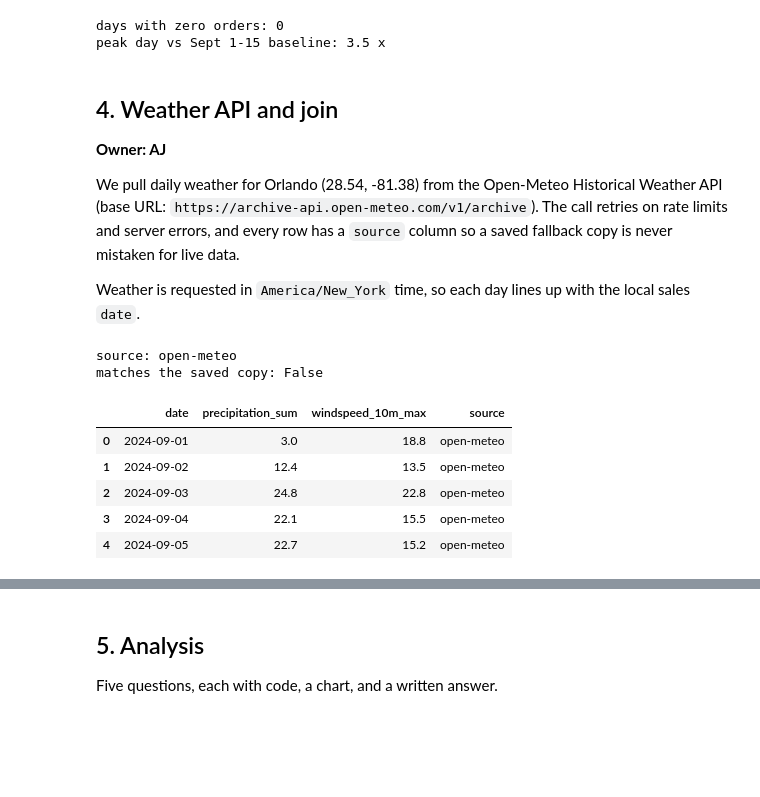
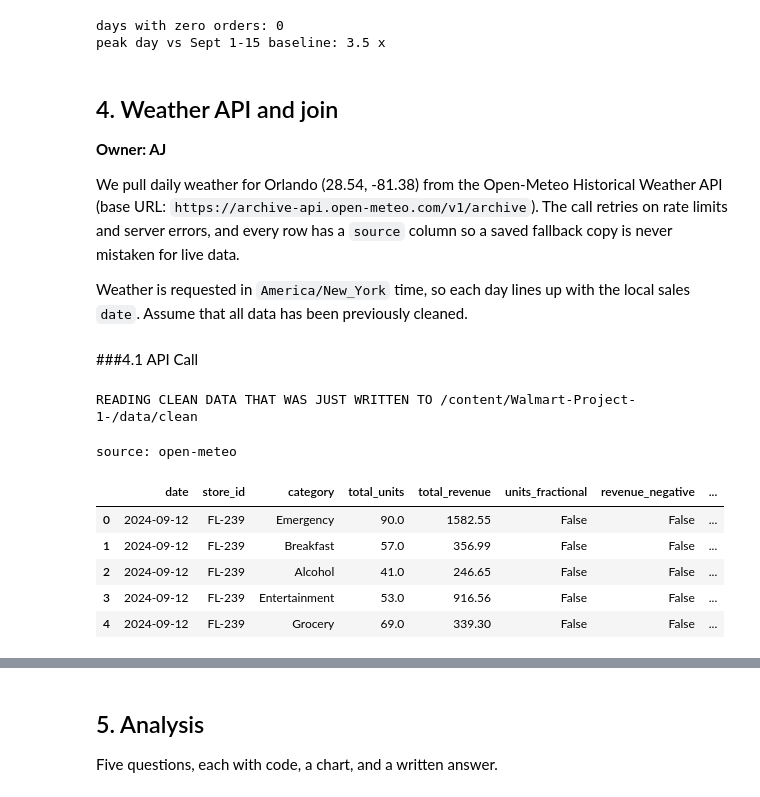
Before and after one commit to elijahschoeniger-cpu/Walmart-Project-1-, a Jupyter notebook: notebooks/team_notebook.ipynb, the cells around one changed output, grey strips where cells are left out. Drawn from its saved outputs; the diff is of its cells as text; code cells hidden in the pictures; blank space fills up the shorter version.

Commit message:
Merged weather API with existing clean data

```diff
--- a/notebooks/team_notebook.ipynb
+++ b/notebooks/team_notebook.ipynb
@@ -522,7 +523,23 @@ peak day vs Sept 1-15 baseline: 3.5 x
 
 We pull daily weather for Orlando (28.54, -81.38) from the Open-Meteo Historical Weather API (base URL: `https://archive-api.open-meteo.com/v1/archive`). The call retries on rate limits and server errors, and every row has a `source` column so a saved fallback copy is never mistaken for live data.
 
-Weather is requested in `America/New_York` time, so each day lines up with the local sales `date`.
+Weather is requested in `America/New_York` time, so each day lines up with the local sales `date`. Assume that all data has been previously cleaned.
+# %% [markdown]
+###4.1 API Call
+# %%
+# Read data from loaded files as a check that we are reading clean data
+OUT = os.path.join(DATA, 'clean')
+assert os.path.isdir(OUT)
+print(f"READING CLEAN DATA THAT WAS JUST WRITTEN TO {OUT}")
+txn_clean = pd.read_csv(os.path.join(OUT, 'transactions_clean.csv'))
+stores_clean = pd.read_csv(os.path.join(OUT, 'stores_clean.csv'))
+catalog_clean = pd.read_csv(os.path.join(OUT, 'catalog_clean.csv'))
+PRODUCTS_clean = pd.read_csv(os.path.join(OUT, 'products.csv'))
+dc_clean = pd.read_csv(os.path.join(OUT, 'distribution_centers_clean.csv'))
+sales_clean = pd.read_csv(os.path.join(OUT, 'daily_sales_clean.csv'))
+inv_clean = pd.read_csv(os.path.join(OUT, 'inventory_clean.csv'))
+# %% [output]
+READING CLEAN DATA THAT WAS JUST WRITTEN TO /content/Walmart-Project-1-/data/clean
 # %%
 # Connect to open-meteo
 import requests
@@ -552,41 +569,71 @@ def daily_weather(start, end, lat=28.54, lon=-81.38, tries=3):
             continue
         r.raise_for_status()                       # any other bad status fails loudly
         frame = pd.DataFrame(r.json()['daily'])
         frame = frame.rename(columns={'time': 'date'})
         frame['date'] = pd.to_datetime(frame['date'])
         frame['source'] = 'open-meteo'
         return frame
 
 # A saved copy of the same Open-Meteo data (Orlando, Sept 1-30, 2024) for when you have no wifi
 # or the API is down. The source column says so.
 FALLBACK = pd.DataFrame({
     'date': pd.date_range('2024-09-01', periods=30),
     'precipitation_sum': [3.0, 12.4, 24.9, 22.1, 23.1, 9.3, 6.8, 94.7, 28.0, 14.4,
                           12.0, 0.7, 0.6, 21.1, 1.2, 7.9, 2.3, 13.3, 1.4, 0.7,
                           0.4, 2.2, 1.3, 0.3, 6.4, 15.2, 2.5, 18.0, 4.6, 3.3],
     'windspeed_10m_max': [18.8, 13.5, 22.8, 15.5, 15.2, 9.0, 14.2, 12.6, 11.5, 14.3,
                           15.8, 12.1, 10.4, 17.4, 9.0, 13.3, 12.4, 9.3, 12.9, 15.3,
                           19.9, 17.9, 16.6, 17.7, 27.2, 48.8, 45.1, 19.8, 11.7, 8.6],
     'source': 'fallback sample',
 })
 
 try:
-    weather_live = daily_weather('2024-09-01', '2024-09-30')
+    # Get all relevant data from API
+    weather_live = pd.merge(sales_clean, stores_clean, on='store_id', how='left')
+    unique_locations = weather_live[['latitude', 'longitude']].drop_duplicates().dropna()
+    weather_dfs = []
+    # Iterate over each unique store
+    for _, row in unique_locations.iterrows():
+        lat, lon = row['latitude'], row['longitude']
+
+        # Get date range specific to this location
+        loc_mask = (weather_live['latitude'] == lat) & (weather_live['longitude'] == lon)
+        min_date = weather_live.loc[loc_mask, 'date'].min()
+        max_date = weather_live.loc[loc_mask, 'date'].max()
+
+        # Fetch weather data for store location
+        df_weather = daily_weather(min_date, max_date, lat=lat, lon=lon)
+        df_weather['latitude'] = lat
+        df_weather['longitude'] = lon
+        weather_dfs.append(df_weather)
+
+    all_weather = pd.concat(weather_dfs, ignore_index=True)
+    # Prepare for merging
+    weather_live['date'] = pd.to_datetime(weather_live['date'])
+
+    # Merge weather data based on date, latitude, and longitude
+    weather_live = pd.merge(
+        weather_live,
+        all_weather[['date', 'latitude', 'longitude', 'precipitation_sum', 'windspeed_10m_max', 'source']],
+        on=['date', 'latitude', 'longitude'],
+        how='left'
+    )
+    weather_live['precipitation_sum'] = weather_live['precipitation_sum'].fillna(-1)
+    weather_live['windspeed_10m_max'] = weather_live['windspeed_10m_max'].fillna(-1)
+
+
 except requests.RequestException as err:
     print('API call failed:', err)
     weather_live = FALLBACK
 
-same = (np.allclose(weather_live['precipitation_sum'], FALLBACK['precipitation_sum'])
-        and np.allclose(weather_live['windspeed_10m_max'], FALLBACK['windspeed_10m_max']))
 print('source:', weather_live['source'].iloc[0])
-print('matches the saved copy:', same)
+
 weather_live.head()
 # %% [output]
 source: open-meteo
-matches the saved copy: False
-|  | date | precipitation_sum | windspeed_10m_max | source |
-| 0 | 2024-09-01 | 3.0 | 18.8 | open-meteo |
-| 1 | 2024-09-02 | 12.4 | 13.5 | open-meteo |
-| 2 | 2024-09-03 | 24.8 | 22.8 | open-meteo |
-| 3 | 2024-09-04 | 22.1 | 15.5 | open-meteo |
-| 4 | 2024-09-05 | 22.7 | 15.2 | open-meteo |
+|  | date | store_id | category | total_units | total_revenue | units_fractional | revenue_negative | ... |
+| 0 | 2024-09-12 | FL-239 | Emergency | 90.0 | 1582.55 | False | False | ... |
+| 1 | 2024-09-12 | FL-239 | Breakfast | 57.0 | 356.99 | False | False | ... |
+| 2 | 2024-09-12 | FL-239 | Alcohol | 41.0 | 246.65 | False | False | ... |
+| 3 | 2024-09-12 | FL-239 | Entertainment | 53.0 | 916.56 | False | False | ... |
+| 4 | 2024-09-12 | FL-239 | Grocery | 69.0 | 339.30 | False | False | ... |
```
Also changed, not shown: parts of 13 cells of this notebook.
